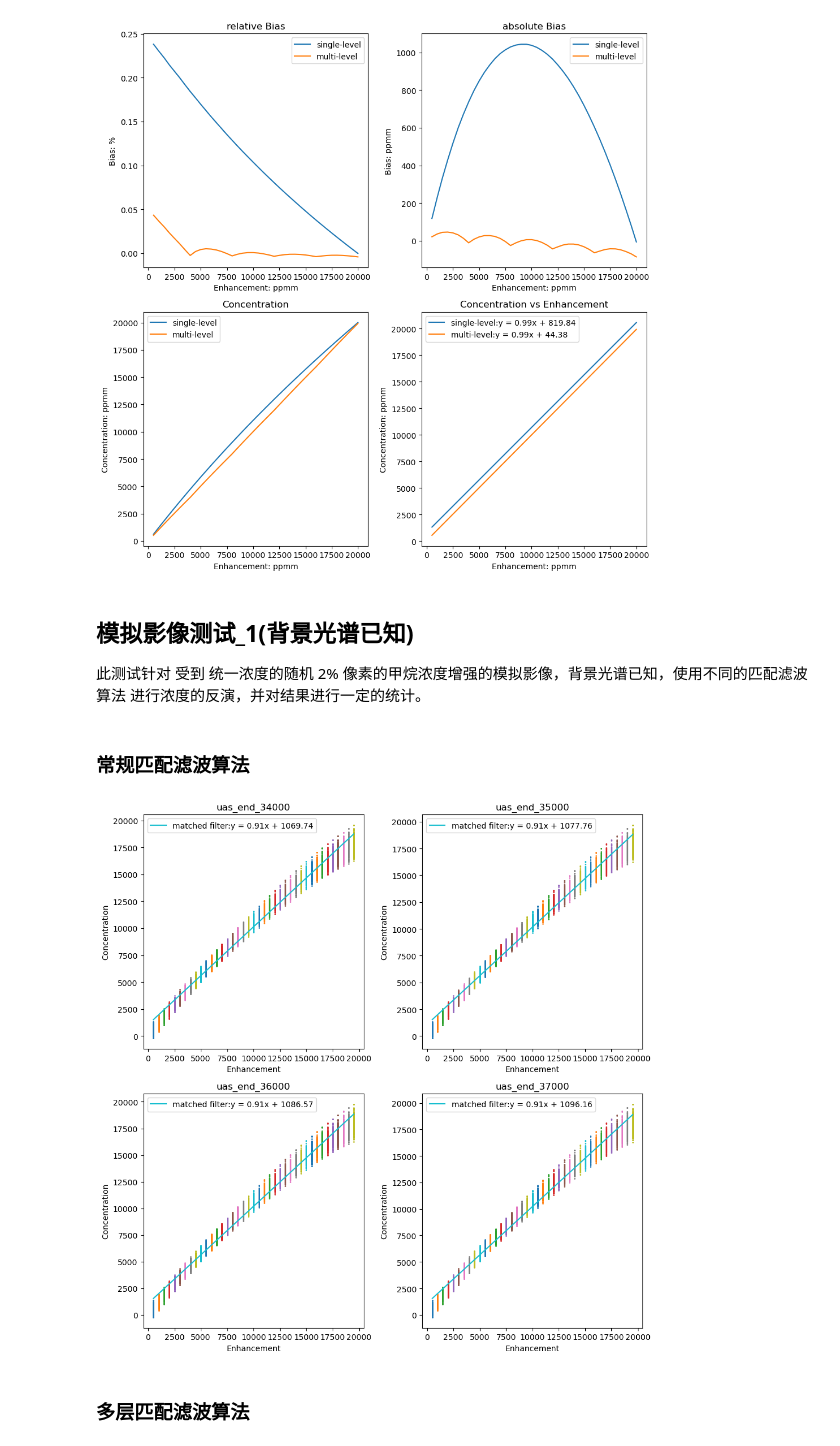
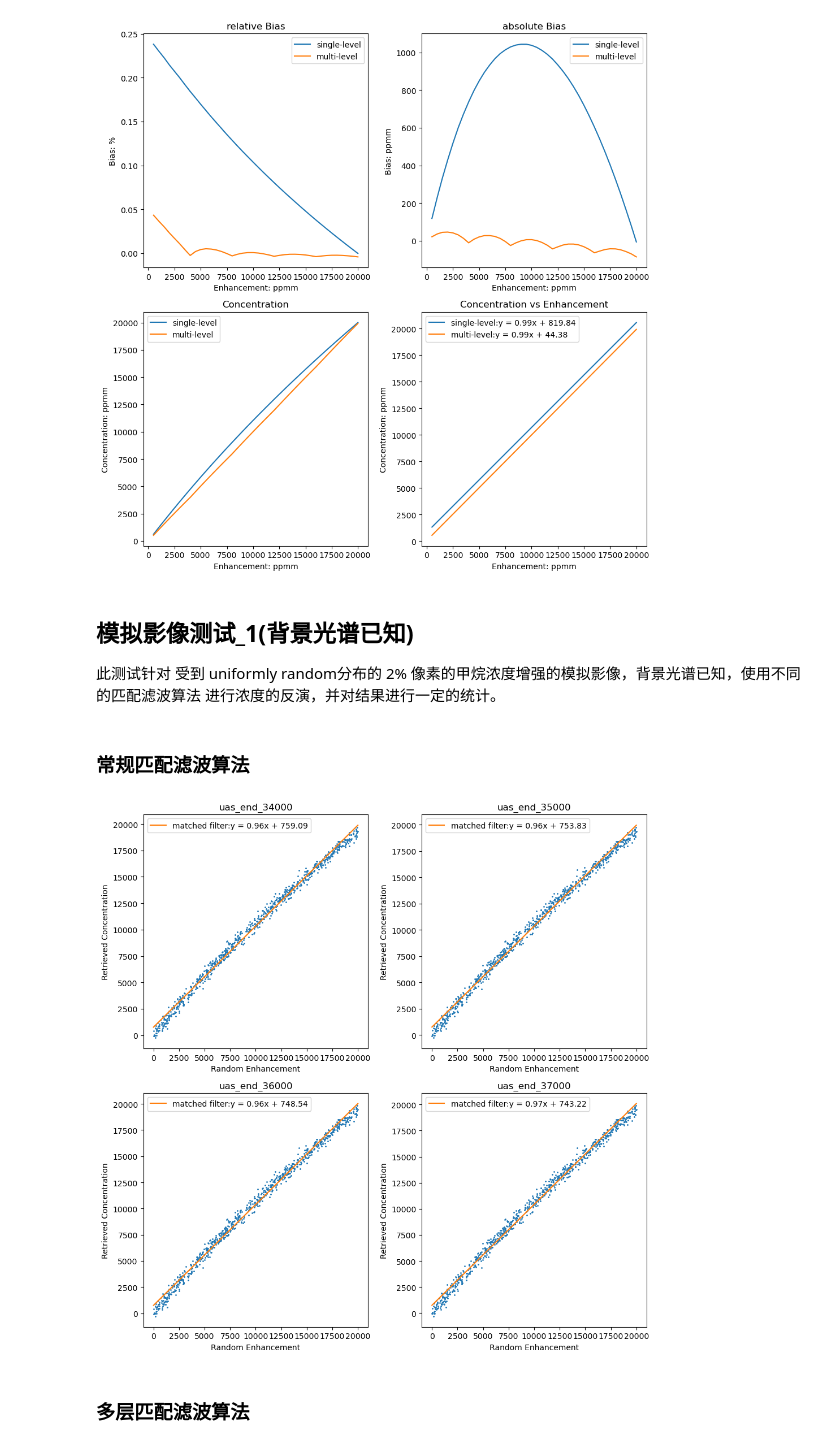
Before and after one commit to Emeric53/MF, a Jupyter notebook: MatchedFilter/algorithm_modification.ipynb, the cells around one changed output. Cells and saved outputs as stored; diff of their text form; code cells hidden in the pictures.

```diff
--- a/MatchedFilter/algorithm_modification.ipynb
+++ b/MatchedFilter/algorithm_modification.ipynb
@@ -1082,56 +1096,67 @@ ml_biaslists,sg_biaslists = spectrumlevel_test3()
 [figure]
 # %% [markdown]
 ## 模拟影像测试_1(背景光谱已知)
-此测试针对 受到 统一浓度的随机 2% 像素的甲烷浓度增强的模拟影像，背景光谱已知，使用不同的匹配滤波算法
+此测试针对 受到 uniformly random分布的 2% 像素的甲烷浓度增强的模拟影像，背景光谱已知，使用不同的匹配滤波算法
 进行浓度的反演，并对结果进行一定的统计。
 # %% [markdown]
 ### 常规匹配滤波算法
 # %%
 def imagelevel_test2_1():
     """
-    测试随机 2% 像素的统一浓度的甲烷浓度增强反演结果，
-    背景光谱已知，使用不同的匹配滤波算法或者参数,并绘制浓度曲线图和bias曲线图
+    测试随机 2% 像素的随机浓度的甲烷浓度增强反演结果，
+    背景光谱已知，使用不同的匹配滤波算法或参数，并绘制浓度曲线图和 bias 曲线图。
     """
-    fig,ax = plt.subplots(2,2,figsize=(10,10))
+    fig, ax = plt.subplots(2, 2, figsize=(10, 10))
     axf = ax.flatten()
     i = 0
-    for end in range(34000,38000,1000):
+
+    # 循环不同的uas范围
+    for end in range(34000, 38000, 1000):
+        ax1 = axf[i]
+
         # 读取 AHSI 单位吸收谱
-        ax1 = axf[i]
-        _,uas = gu.generate_range_uas_AHSI(0,end,2150,2500)
+        _, uas = gu.generate_range_uas_AHSI(0, end, 2150, 2500)
 
         # 读取背景光谱
         basefilepath = f"C:\\PcModWin5\\Bin\\batch\\AHSI_Methane_0_ppmm_tape7.txt"
         channels_path = r"C:\\Users\\RS\\VSCode\\matchedfiltermethod\\MyData\\AHSI_channels.npz"
-        _,base_radiance = nf.get_simulated_satellite_radiance(basefilepath,channels_path,2150,2500)
+        _, base_radiance = nf.get_simulated_satellite_radiance(basefilepath, channels_path, 2150, 2500)
 
         resultlist = []
+        enhancements = np.arange(500, 20000, 500)
 
-        enhancements = np.arange(500,20000,500)
-        for enhancement in enhancements:
-            # 生成2%像素浓度增强的模拟影像
-            simulated_image,enhanced_mask,unenhanced_mask = enhancement_2perc(enhancement)
 
-            # 使用匹配滤波算法计算浓度增强
-            result = matched_filter_with_fixed_bg(base_radiance,simulated_image, uas)
+        # 生成随机浓度增强的模拟影像
+        simulated_image, enhanced_mask, unenhanced_mask, random_enhancement_values = enhancement_2perc()
 
-            # 计算增强和未增强像素的平均浓度
-            enhanced = result[enhanced_mask]
-            unenhanced = result[unenhanced_mask]
-            resultlist.append(np.mean(enhanced))
-            ax1.plot(enhancement*np.ones(len(enhanced)), enhanced, marker='o', markersize = 1, linestyle='None')
+        # 使用匹配滤波算法计算浓度增强
+        result = matched_filter_with_fixed_bg(base_radiance, simulated_image, uas)
 
-        polyfit_plot(enhancements,resultlist,ax1,"matched filter")
-        set_plot_details(ax1, f"uas_end_{end}", "Enhancement", "Concentration")
+        # 计算增强和未增强像素的平均浓度
+        enhanced = result[enhanced_mask]
+        unenhanced = result[unenhanced_mask]
+
+        # 保存每次模拟的增强像素的平均浓度值
+        resultlist.append(np.mean(enhanced))
+
+        # 绘制散点图，x轴为随机生成的增强浓度，y轴为计算得到的浓度值
+        ax1.plot(random_enhancement_values, enhanced, marker='o', markersize=1, linestyle='None')
+
+        # 绘制拟合线
+        polyfit_plot(random_enhancement_values, enhanced, ax1, "matched filter")
+        set_plot_details(ax1, f"uas_end_{end}", "Random Enhancement", "Retrieved Concentration")
+
         i += 1
+
+    # 布局调整和显示
     plt.tight_layout()
     plt.show()
 
     return None
 
 imagelevel_test2_1()
 # %% [output]
-[figure, old version]
+[figure, new version]
 # %% [markdown]
 ### 多层匹配滤波算法
 # %%
```
Also changed, not shown: parts of 7 cells of this notebook.
